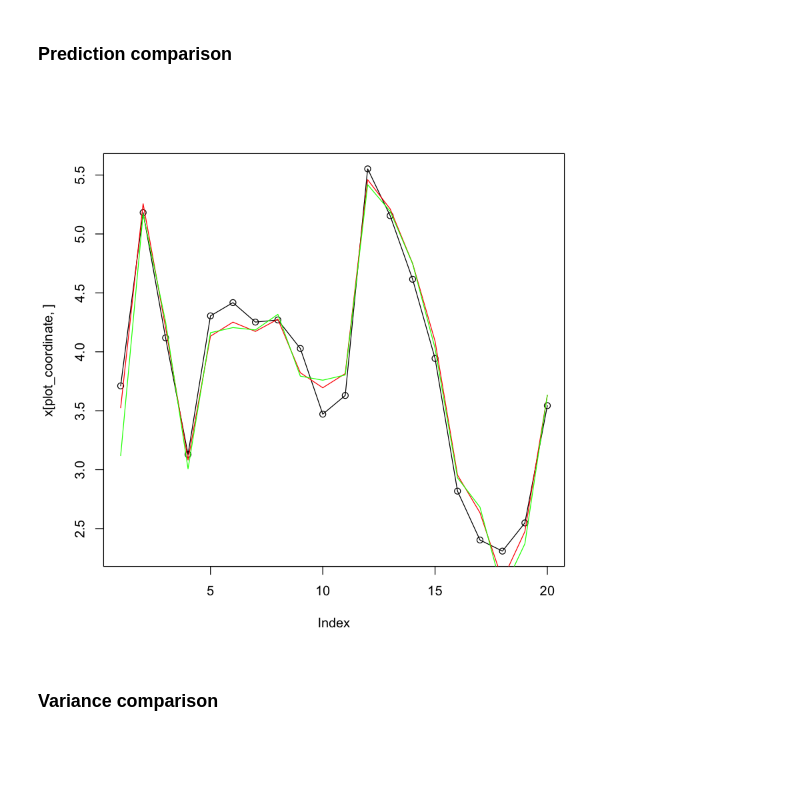
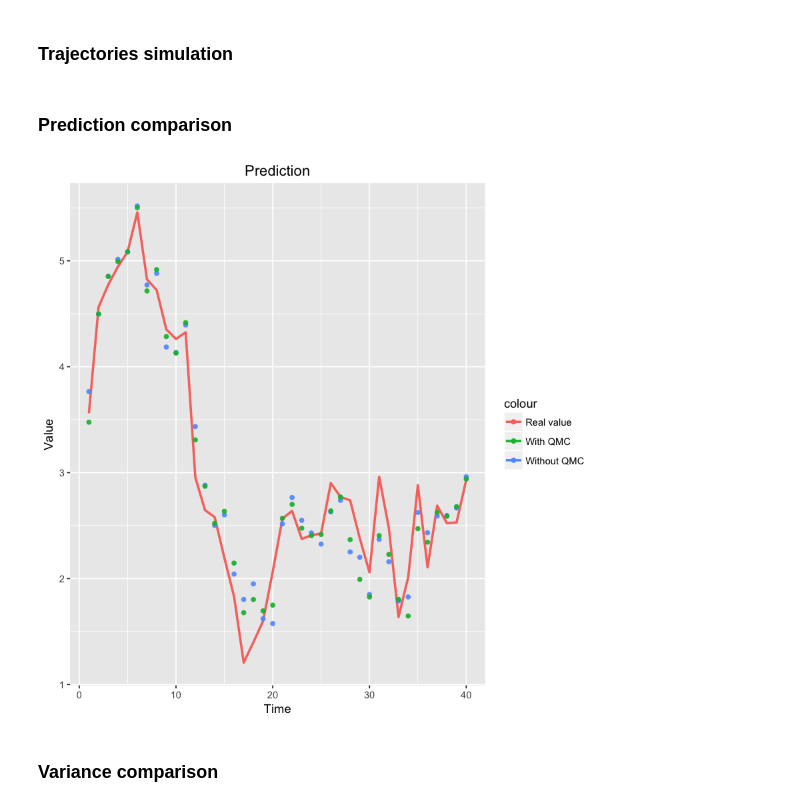
Before and after one commit to NicolasSchreuder/SMC_scripts, a Jupyter notebook: Lattice_Model/Lattice_Model.ipynb, the cells around one changed output. Saved outputs shown, nothing was run; the diff lists cells and outputs as text; code cells hidden in the pictures; blank space fills up the shorter version.

```diff
--- a/Lattice_Model/Lattice_Model.ipynb
+++ b/Lattice_Model/Lattice_Model.ipynb
@@ -15,13 +21,12 @@ set.seed(41)
 # %%
-# SMC parameters
-T_ <- 20 # time
-D <- 2 # dimension -> DxD square
-N <- 25 # number of external particles
-M <- 16 # number of internal particles
+T_ <- 40 # time
+D <- 4 # dimension -> DxD square
+N <- 50 # number of external particles
+M <- 32 # number of internal particles
 tau <- 1. # coordinates variance
 lambda <- 1. # coordinates correlation
 
-# AR(1) parameter
+# AR(1) parameters / arbitrarily chosen
 mu = 3
 rho = 0.9
 # %%
@@ -54,6 +59,6 @@ for(n in 1:D){
 }
 
 S <- solve(S_inv) # covariance matrix
-
-S <- 3*S # arbitrary calibration
+# %% [markdown]
+### Trajectories simulation
 # %%
@@ -80,15 +87,27 @@ particles <- lattice_filter(y, N, M, D, T_, mu, rho, S, QMC=FALSE)
 
 #### NSMC with QMC
 particles_QMC <- lattice_filter(y, N, M, D, T_, mu, rho, S, QMC=TRUE)
-# %%
-plot_coordinate  = 4
-
-plot(x[plot_coordinate, ])
-lines(x[plot_coordinate, ])
-lines(apply(particles[, plot_coordinate, 1:T_], 2, mean), col='red')
-lines(apply(particles_QMC[, plot_coordinate, 1:T_], 2, mean), col='green')
-# %% [output]
-[figure, removed]
+# %%
+plot_coordinate = 1
+df = data.frame(real_value = x[plot_coordinate, ],
+                no_QMC = apply(particles[, plot_coordinate, ], 2, mean),
+                QMC = apply(particles_QMC[, plot_coordinate, 1:T_], 2, mean))
+
+df$idu <- as.numeric(row.names(df))
+
+prediction_plot <- (ggplot(df) + geom_line(aes(x=idu, y=real_value, color='Real value'), size=1) +
+ geom_point(aes(x=idu, y=no_QMC, color='Without QMC'), alpha=0.9) +
+ geom_point(aes(x=idu, y=QMC, color='With QMC'), alpha=0.9) +
+ labs(title='Prediction') +
+ xlab('Time') + ylab('Value') +
+ theme(plot.title = element_text(hjust = 0.5)))
+
+savename <- paste('plots/prediction/prediction_plot_', D,'_', N, '_', M, '.pdf', sep="")
+ggsave(filename=savename, plot=prediction_plot, height=5,width=12,dpi=72)
+
+prediction_plot
+# %% [output]
+[figure, added]
 # %% [markdown]
 ### Variance comparison
 # %%
```
Also changed, not shown: parts of 7 cells of this notebook, 14 other files.
